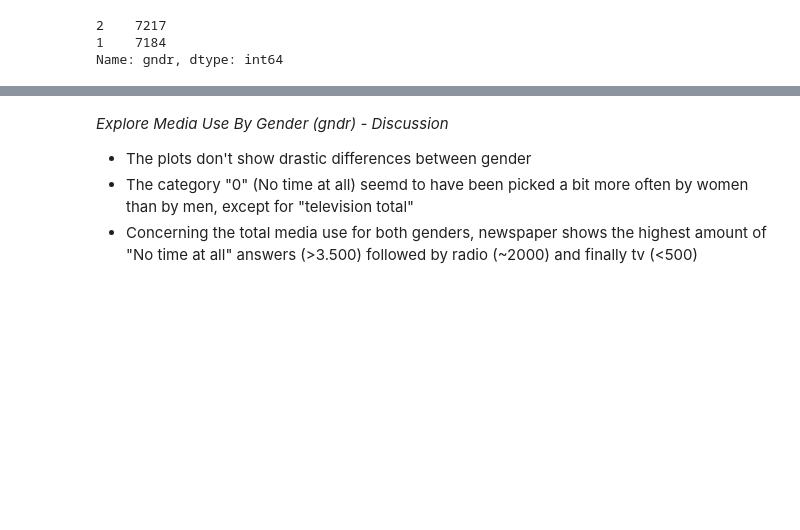
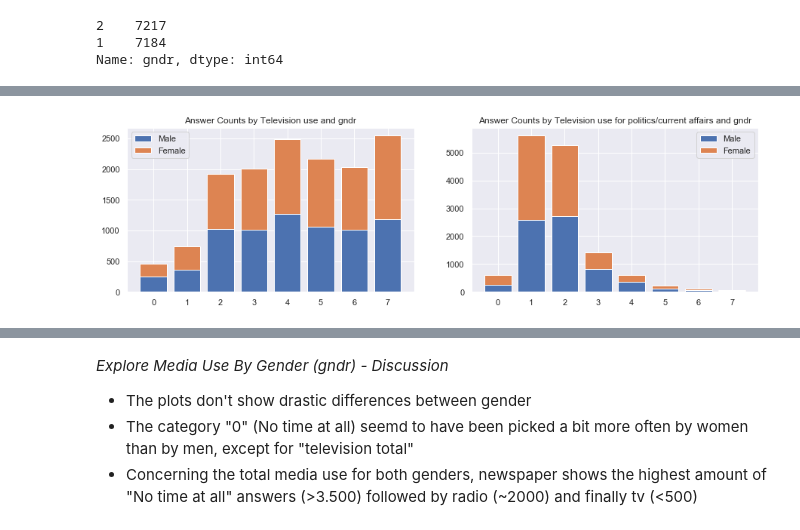
Before and after one commit to bytesbysophie/european-social-service-media-use, a Jupyter notebook: media-use-germany-data-analysis.ipynb, the cells around one changed output, grey strips where cells are left out. Drawn from its saved outputs; the diff is of its cells as text; code cells hidden in the pictures; blank space fills up the shorter version.

```diff
--- a/media-use-germany-data-analysis.ipynb
+++ b/media-use-germany-data-analysis.ipynb
@@ -171,0 +185,4 @@ plot_media_use_by_gender(df, 'rd')
+# %%
+plot_media_use_stacked_bars_by(df, 'tv', 'gndr', {1: "Male", 2: "Female"})
+# %% [output]
+[figure, added]
```
Also changed, not shown: parts of 72 cells of this notebook, 3 other files.
